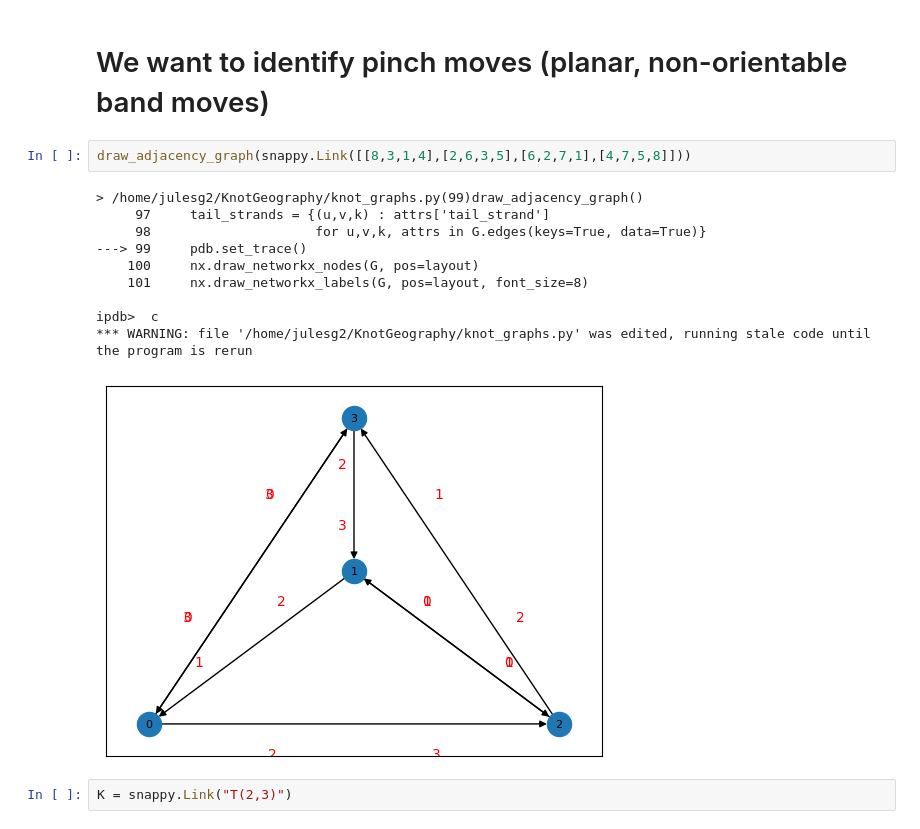
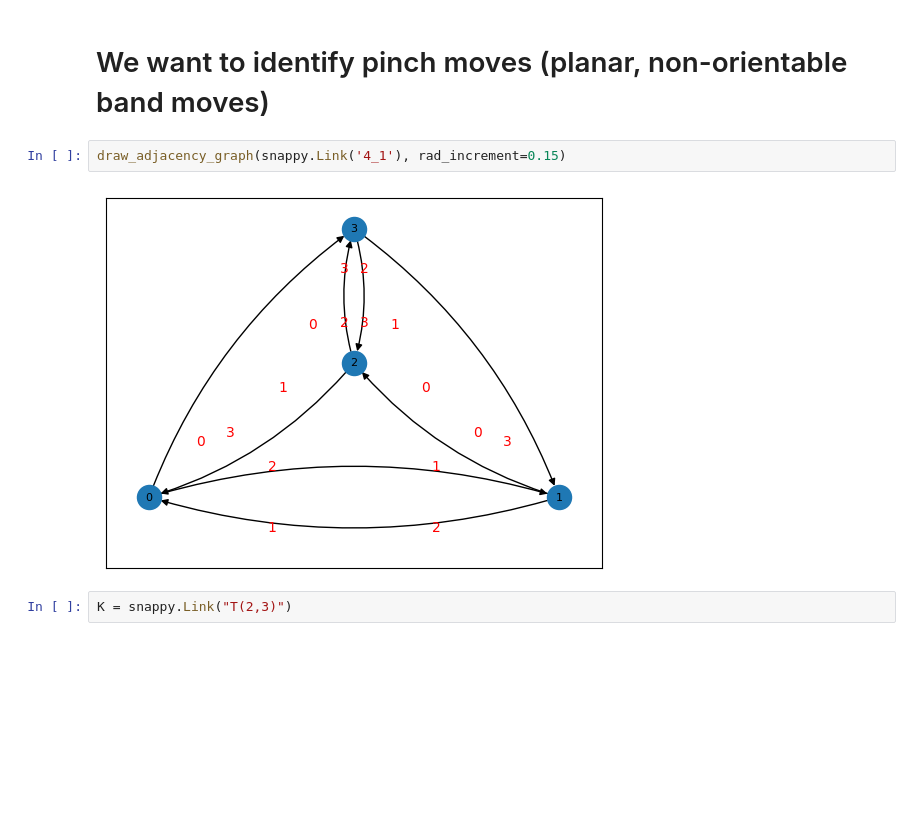
Before and after one commit to JulesGB/KnotGeography, a Jupyter notebook: identify_pinch_moves.ipynb, the cells around one changed output. Cells and saved outputs as stored; diff of their text form; blank space fills up the shorter version.

Commit message:
basically full fix for knot graph edge issue, just needs edge labels adjusted for single edge case

```diff
--- a/identify_pinch_moves.ipynb
+++ b/identify_pinch_moves.ipynb
@@ -7,19 +7,10 @@ from khovanov import *
 import pdb
 # %% [markdown]
 # We want to identify pinch moves (planar, non-orientable band moves)
-# %%
-draw_adjacency_graph(snappy.Link([[8,3,1,4],[2,6,3,5],[6,2,7,1],[4,7,5,8]]))
-# %% [output]
-> /home/julesg2/KnotGeography/knot_graphs.py(99)draw_adjacency_graph()
-     97     tail_strands = {(u,v,k) : attrs['tail_strand']
-     98                     for u,v,k, attrs in G.edges(keys=True, data=True)}
----> 99     pdb.set_trace()
-    100     nx.draw_networkx_nodes(G, pos=layout)
-    101     nx.draw_networkx_labels(G, pos=layout, font_size=8)
-
-ipdb>  c
-*** WARNING: file '/home/julesg2/KnotGeography/knot_graphs.py' was edited, running stale code until the program is rerun
-[figure, removed]
+# %%
+draw_adjacency_graph(snappy.Link('4_1'), rad_increment=0.15)
+# %% [output]
+[figure, added]
 # %%
 K = snappy.Link("T(2,3)")
 # %%
```
Also changed, not shown: parts of 3 cells of this notebook, 4 other files.
